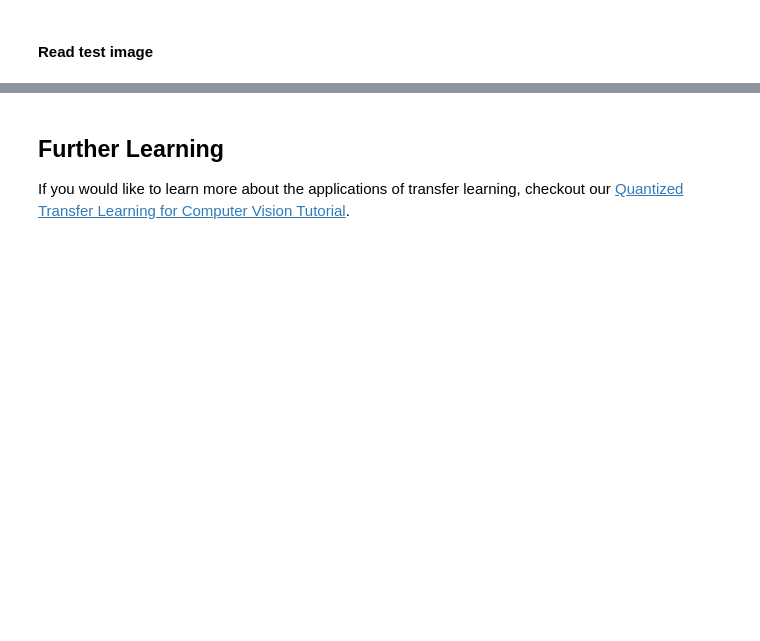
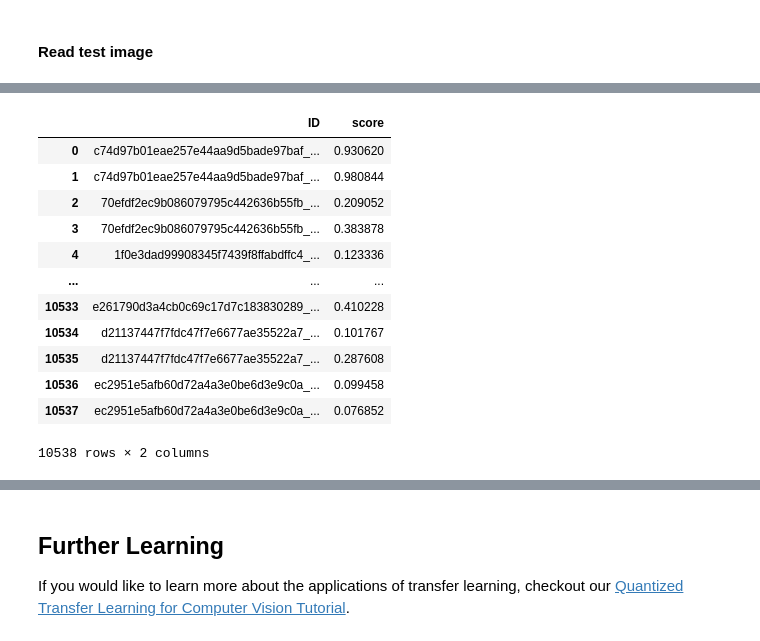
Before and after one commit to win7/GC_DiabeticRetinopathies, a Jupyter notebook: Go_transfer_learning_template copy.ipynb, the cells around one changed output, grey strips where cells are left out. Drawn from its saved outputs; the diff is of its cells as text; code cells hidden in the pictures; blank space fills up the shorter version.

```diff
--- a/Go_transfer_learning_template copy.ipynb
+++ b/Go_transfer_learning_template copy.ipynb
@@ -1571,0 +1511,26 @@ time: 21.2 s (started: 2022-10-24 18:25:28 -05:00)
+# %%
+y_prob = []
+
+for index, row in tqdm(df_test.iterrows()):
+    img_path = "source/test/{}.jpg".format(row["ID"])
+
+    was_training = model.training
+    model.eval()
+
+    img = Image.open(img_path)
+    img = data_transforms['val'](img)
+    img = img.unsqueeze(0)
+    img = img.to(device)
+
+    with torch.no_grad():
+        outputs = model(img)
+
+        # _, preds = torch.max(outputs, 1)
+
+        preds = torch.nn.functional.softmax(outputs, dim=-1)
+        # print(pred)
+        y_prob.append(preds)
+
+        model.train(mode=was_training)
+y_prob = torch.cat(y_prob, dim=0)
+y_prob
@@ -1572,5 +1549,5 @@ time: 21.2 s (started: 2022-10-24 18:25:28 -05:00)
 # %%
-y_prob_ = [h.cpu().numpy().tolist() for h in y_prob]
-y_prob_ = np.array(y_prob_)[:,1]
-# y_prob_
+score = [h.cpu().numpy().tolist() for h in y_prob]
+score = np.array(score)[:, 1]
+score
 # %% [output]
@@ -1592,0 +1557,17 @@ time: 13.3 ms (started: 2022-10-24 18:26:00 -05:00)
+# %%
+df_test["score"] = score
+df_test
+# %% [output]
+|  | ID | score |
+| 0 | c74d97b01eae257e44aa9d5bade97baf_... | 0.930620 |
+| 1 | c74d97b01eae257e44aa9d5bade97baf_... | 0.980844 |
+| 2 | 70efdf2ec9b086079795c442636b55fb_... | 0.209052 |
+| 3 | 70efdf2ec9b086079795c442636b55fb_... | 0.383878 |
+| 4 | 1f0e3dad99908345f7439f8ffabdffc4_... | 0.123336 |
+| ... | ... | ... |
+| 10533 | e261790d3a4cb0c69c17d7c183830289_... | 0.410228 |
+| 10534 | d21137447f7fdc47f7e6677ae35522a7_... | 0.101767 |
+| 10535 | d21137447f7fdc47f7e6677ae35522a7_... | 0.287608 |
+| 10536 | ec2951e5afb60d72a4a3e0be6d3e9c0a_... | 0.099458 |
+| 10537 | ec2951e5afb60d72a4a3e0be6d3e9c0a_... | 0.076852 |
+10538 rows × 2 columns
```
Also changed, not shown: parts of 24 cells of this notebook, 3 other files.
